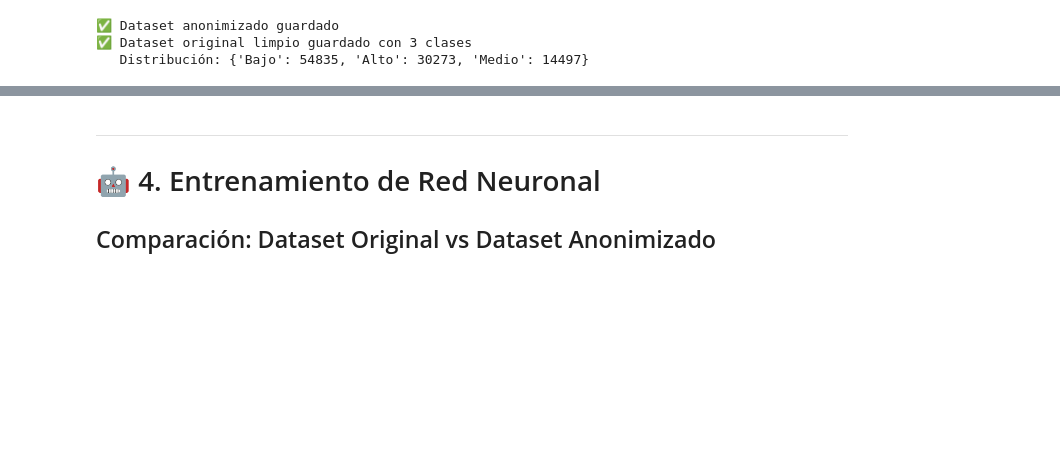
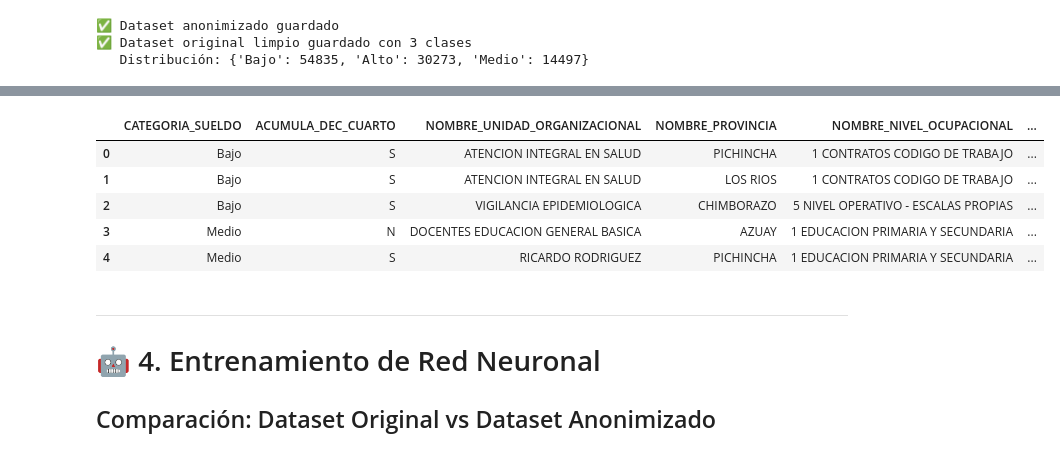
Before and after one commit to JuanNoraB/Projectos_Redes_neuronales-predicci-n_salario_Ecuador, a Jupyter notebook: REDES_NEURONALES_EXAMEN_FINAL.ipynb, the cells around one changed output, grey strips where cells are left out. Cells and saved outputs as stored; diff of their text form; code cells hidden in the pictures; blank space fills up the shorter version.

```diff
--- a/REDES_NEURONALES_EXAMEN_FINAL.ipynb
+++ b/REDES_NEURONALES_EXAMEN_FINAL.ipynb
@@ -411,3 +443,12 @@ print(f'   Distribución: {df_original_limpio["CATEGORIA_SUELDO"].value_counts()
+# %%
+df_original_limpio.head()
+# %% [output]
+|  | CATEGORIA_SUELDO | ACUMULA_DEC_CUARTO | NOMBRE_UNIDAD_ORGANIZACIONAL | NOMBRE_PROVINCIA | NOMBRE_NIVEL_OCUPACIONAL | ... |
+| 0 | Bajo | S | ATENCION INTEGRAL EN SALUD | PICHINCHA | 1 CONTRATOS CODIGO DE TRABAJO | ... |
+| 1 | Bajo | S | ATENCION INTEGRAL EN SALUD | LOS RIOS | 1 CONTRATOS CODIGO DE TRABAJO | ... |
+| 2 | Bajo | S | VIGILANCIA EPIDEMIOLOGICA | CHIMBORAZO | 5 NIVEL OPERATIVO - ESCALAS PROPIAS | ... |
+| 3 | Medio | N | DOCENTES EDUCACION GENERAL BASICA | AZUAY | 1 EDUCACION PRIMARIA Y SECUNDARIA | ... |
+| 4 | Medio | S | RICARDO RODRIGUEZ | PICHINCHA | 1 EDUCACION PRIMARIA Y SECUNDARIA | ... |
 # %% [markdown]
 ---
 # 🤖 4. Entrenamiento de Red Neuronal
```
Also changed, not shown: parts of 12 cells of this notebook, 7 other files.
